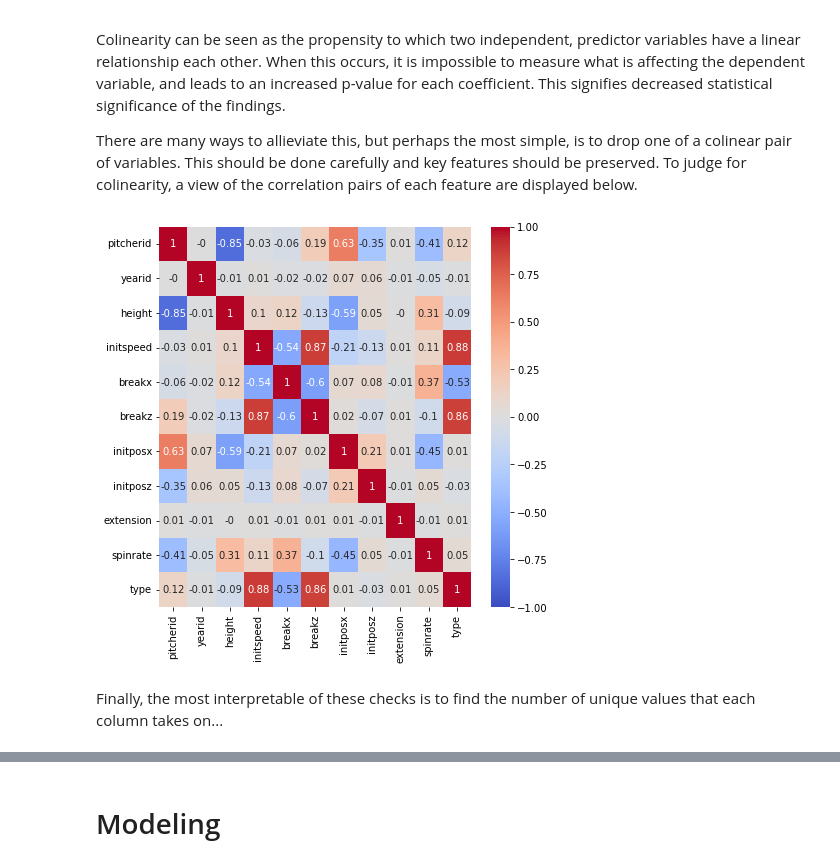
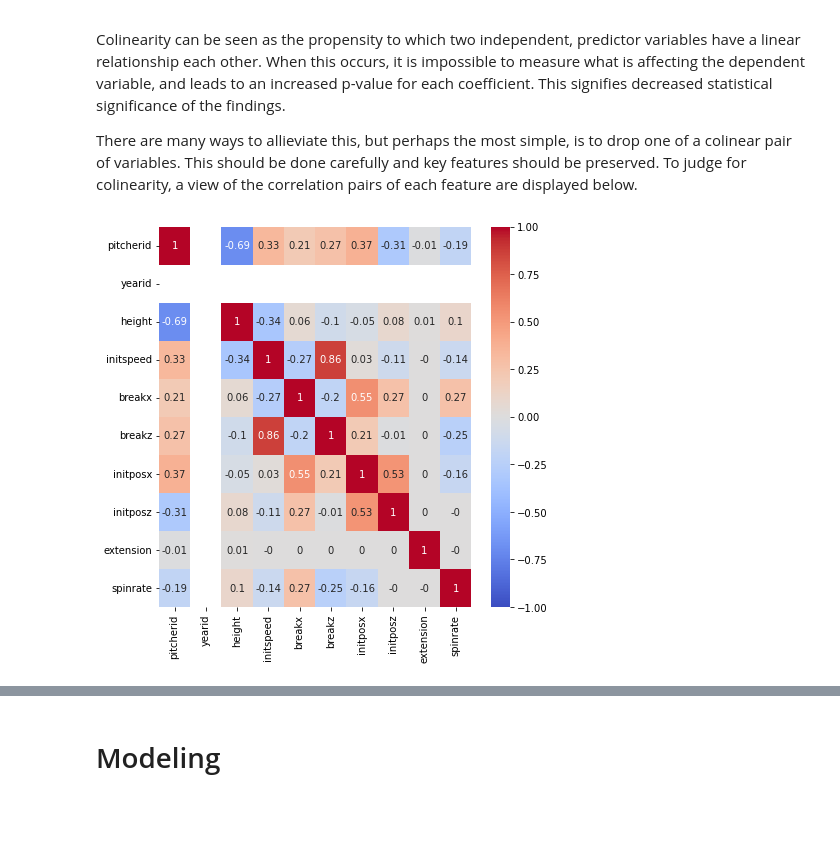
Before and after one commit to reetyf/yankees, a Jupyter notebook: Hailey_Weinschenk_QA_Associate_Questionnaire.ipynb, the cells around one changed output, grey strips where cells are left out. Cells and saved outputs as stored; diff of their text form; code cells hidden in the pictures; blank space fills up the shorter version.

```diff
--- a/Hailey_Weinschenk_QA_Associate_Questionnaire.ipynb
+++ b/Hailey_Weinschenk_QA_Associate_Questionnaire.ipynb
@@ -324,10 +300,10 @@ There are many ways to allieviate this, but perhaps the most simple, is to drop
 # %%
 import seaborn as sns
 import matplotlib.pyplot as plt
 
-corr = train.corr()
+corr = test.corr()
 plt.figure(figsize = (7,7))
 sns.heatmap(corr.round(2), vmax = 1, vmin = -1, center = 0, annot =True, cmap = 'coolwarm')
 plt.show()
 # %% [output]
-[figure, old version]
+[figure, new version]
@@ -356,2 +309,0 @@ plt.show()
-# %% [markdown]
-Finally, the most interpretable of these checks is to find the number of unique values that each column takes on...
```
Also changed, not shown: parts of 37 cells of this notebook.
